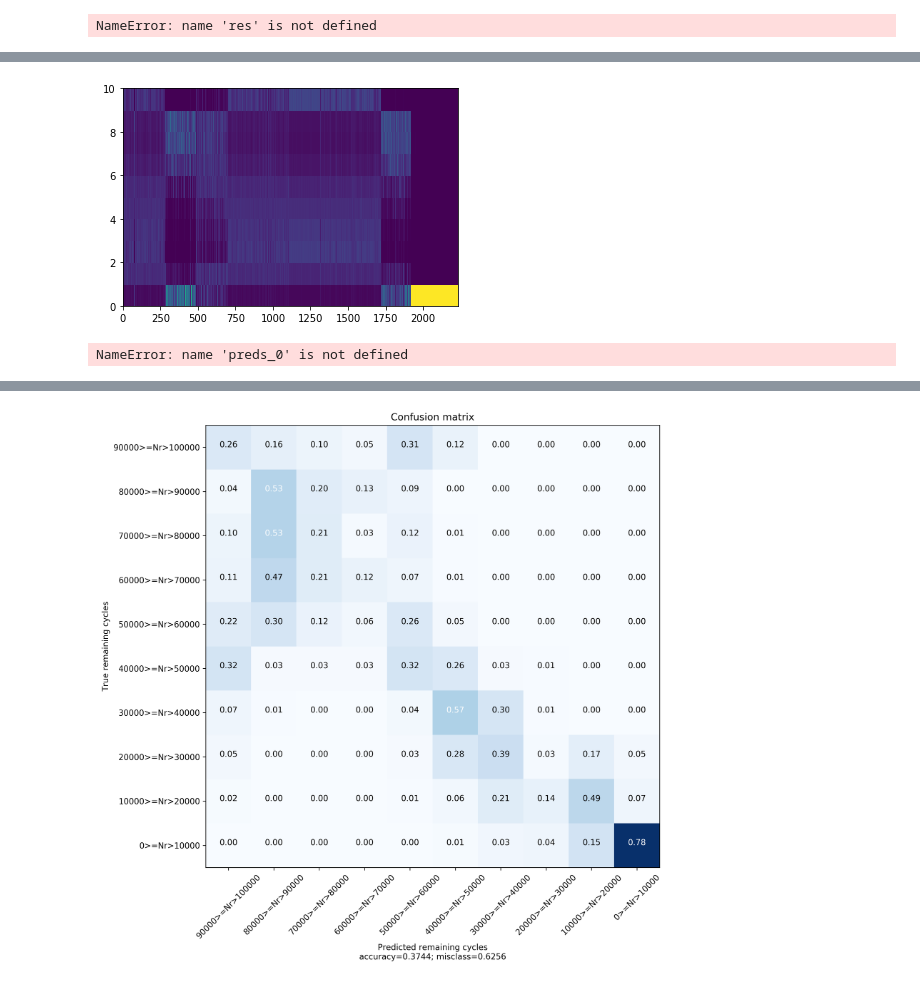
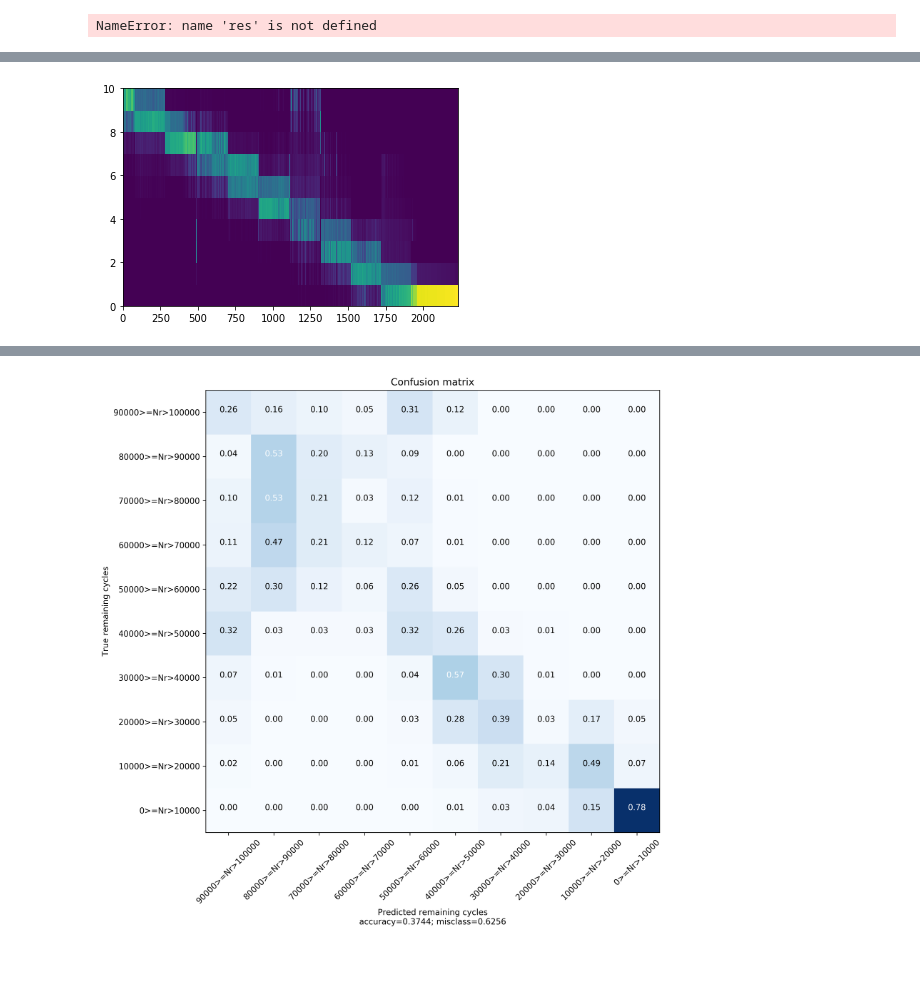
Before and after one commit to mylonasc/deep-rul-models, a Jupyter notebook: 2019-12-13_ReImplementDenseNet.ipynb, the cells around one changed output, grey strips where cells are left out. Cells and saved outputs as stored; diff of their text form; code cells hidden in the pictures.

```diff
--- a/2019-12-13_ReImplementDenseNet.ipynb
+++ b/2019-12-13_ReImplementDenseNet.ipynb
@@ -226,9 +203,6 @@ np.unique(eid_vector), Yoh.shape
 # %% [markdown]
 # Train/Test split and Training
 # %%
-# train_test_split:
-#[X,Y,Yoh, eid_vector] = data["training_instances"]
-#[Xstrong,Ystrong,YstrongOH, eid_vector_strong] = data["validation_instances"]
 
 from sklearn.model_selection import train_test_split
 
@@ -244,14 +218,14 @@ for i in np.unique(Y_classes):
 
 Xtrain, Xtest,Ytrain, Ytest, EIDTrain, EIDTest = train_test_split(X, Y_OH, EidOH,
                                                                   stratify = Y_classes,
-                                                                  train_size = 0.99, random_state = 543)
+                                                                  train_size = 0.80, random_state = 213)
 
 #a = model(Xtrain)
 # %%
 from IPython.display import clear_output
 # %%
 #epoch = 5
-c_loss = 0.09;
+c_loss = 0.05;
 def plot_cmatrix_strong_return_top3acc(leave_exp_out, epoch, c_loss,root_folder = "/tmp"):
     yyhat = model.predict(Xstrong)
     cmat = confusion_matrix(np.argmax(YstrongOH,1),np.argmax(yyhat[1],1))
@@ -293,0 +256,6 @@ array([[0., 0., 0.],
+# %%
+def local_smooth_labels(yy, smoothing_filter = [1,8,1]):
+    v = np.vstack([np.convolve(yy_,smoothing_filter,'same') for yy_ in yy])
+    return v / np.sum(v,1)[np.newaxis].T
+
+#local_smooth_labels(Ytrain)
@@ -349,8 +331,11 @@ model.compile(optimizer =  model_opt,
               loss_weights = loss_w,
               metrics = {"Y_output" : top3_acc})
 
-train_in, train_out = [{"timeseries_input": Xtrain},{"Y_output":Ytrain,  "ExpID" : EIDTrain}]
+train_in, train_out = [{"timeseries_input": Xtrain},{"Y_output":local_smooth_labels(Ytrain),  "ExpID" : EIDTrain}]
 #test_in, test_out = [{"timeseries_input" : Xtest}, {"Y_output" : Ytest, "ExpID" : EIDTest}]
+# I use the left-out experiment as validation set.
+# The only info used from the left-out set is when to stop training.
+# Results are good also by using a validation set from the "seen" experiments.
 test_in, test_out = [{"timeseries_input" : Xstrong}, {"Y_output" : YstrongOH, "ExpID" : np.zeros([YstrongOH.shape[0],3])}]
 
 history_d = model.fit(train_in, train_out, epochs=epochs,
@@ -502,13 +396,9 @@ proc:4
 # %%
 #pplot.plot(Y_all_large)
-Xp  = X_all_large[eid_vector_all_large=='VA_3']
-Yp = Y_all_large[eid_vector_all_large=='VA_3']
+Xp  = X_all[eid_vector_all=='VA_3']
+Yp = Y_all[eid_vector_all=='VA_3']
 preds = model.predict(Xp, batch_size=100)
 pplot.pcolor(tf.math.softmax(preds[1],axis = 1).eval().T)
 pplot.show()
 # %% [output]
-[figure, old version]
+[figure, new version]
-# %%
-np.sum(np.abs(np.argmax(preds_0[1],1) - np.argmax(preds[1],1)))
-# %% [output]
-NameError: name 'preds_0' is not defined
```
Also changed, not shown: parts of 52 cells of this notebook, 2 other files.
